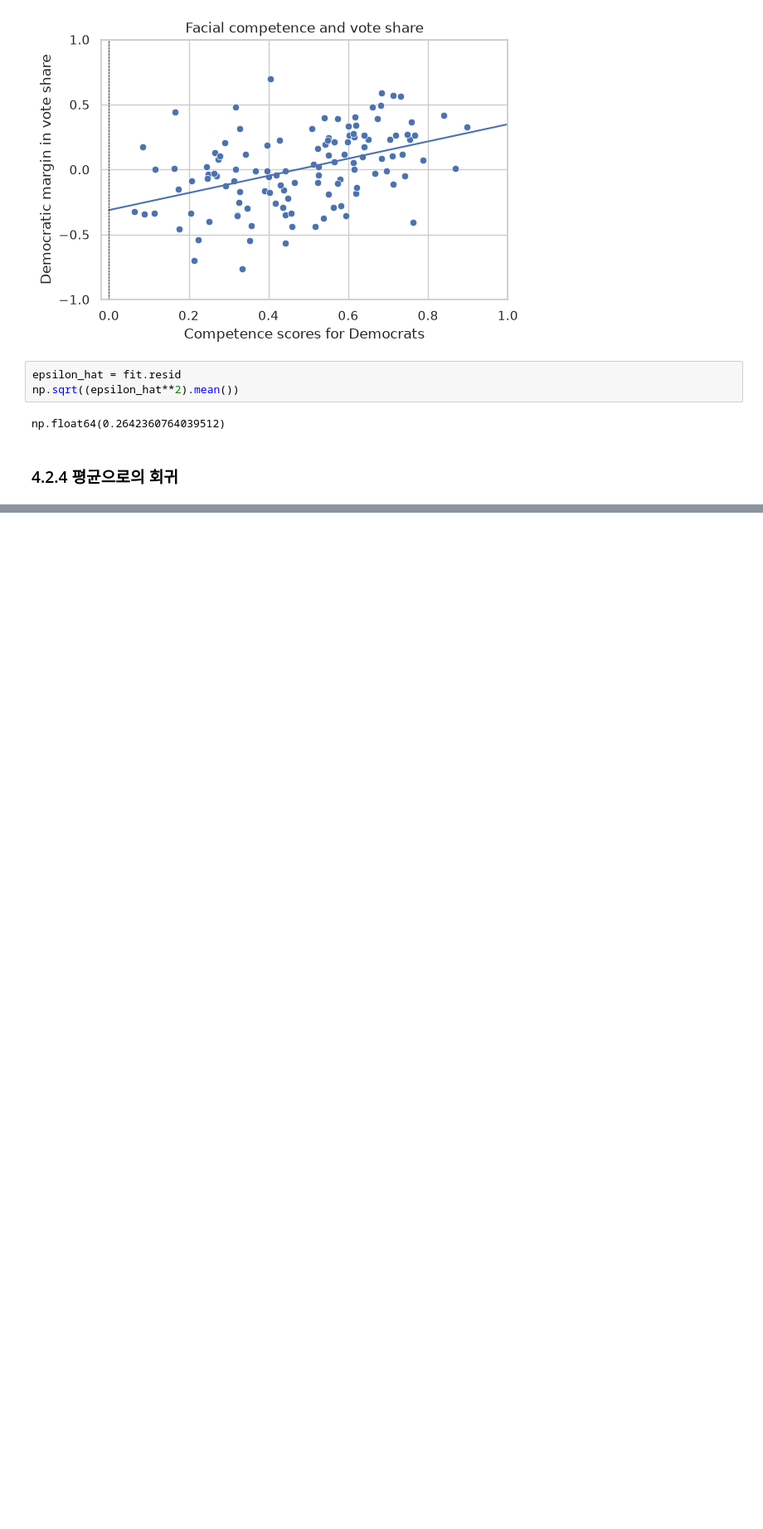
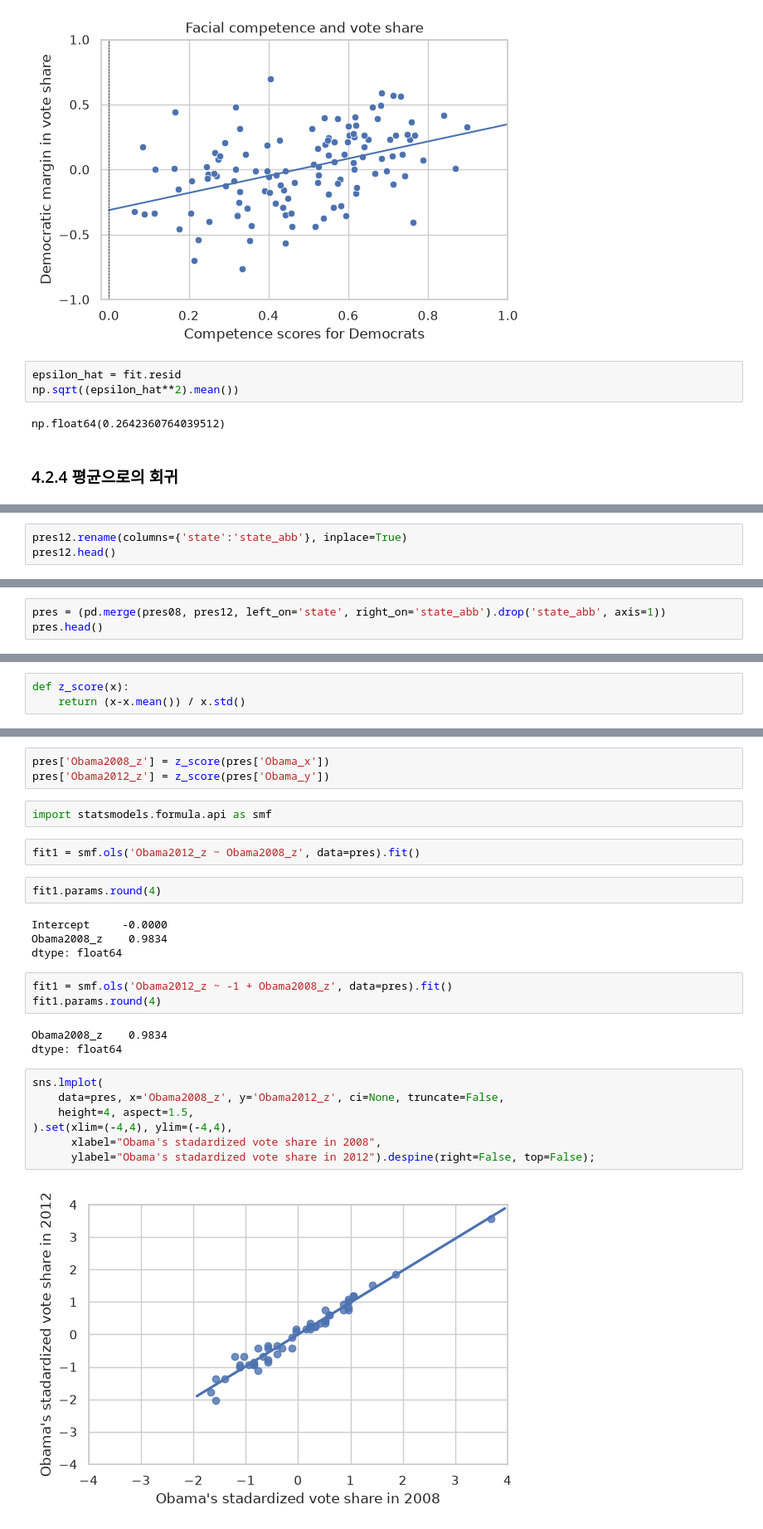
Before and after one commit to lee-data-socio/studies, a Jupyter notebook: qss/ch04_PREDICTION.ipynb, the cells around one changed output, grey strips where cells are left out. Shown at 83% size. Cells and saved outputs as stored; diff of their text form; blank space fills up the shorter version.

```diff
--- a/qss/ch04_PREDICTION.ipynb
+++ b/qss/ch04_PREDICTION.ipynb
@@ -464,0 +509,3 @@ np.float64(0.2642360764039512)
+# %%
+pres12.rename(columns={'state':'state_abb'}, inplace=True)
+pres12.head()
@@ -464,0 +519,3 @@ np.float64(0.2642360764039512)
+# %%
+pres = (pd.merge(pres08, pres12, left_on='state', right_on='state_abb').drop('state_abb', axis=1))
+pres.head()
@@ -464,0 +570,3 @@ np.float64(0.2642360764039512)
+# %%
+def z_score(x):
+    return (x-x.mean()) / x.std()
@@ -464,0 +582,28 @@ np.float64(0.2642360764039512)
+# %%
+pres['Obama2008_z'] = z_score(pres['Obama_x'])
+pres['Obama2012_z'] = z_score(pres['Obama_y'])
+# %%
+import statsmodels.formula.api as smf
+# %%
+fit1 = smf.ols('Obama2012_z ~ Obama2008_z', data=pres).fit()
+# %%
+fit1.params.round(4)
+# %% [output]
+Intercept     -0.0000
+Obama2008_z    0.9834
+dtype: float64
+# %%
+fit1 = smf.ols('Obama2012_z ~ -1 + Obama2008_z', data=pres).fit()
+fit1.params.round(4)
+# %% [output]
+Obama2008_z    0.9834
+dtype: float64
+# %%
+sns.lmplot(
+    data=pres, x='Obama2008_z', y='Obama2012_z', ci=None, truncate=False,
+    height=4, aspect=1.5,
+).set(xlim=(-4,4), ylim=(-4,4),
+      xlabel="Obama's stadardized vote share in 2008",
+      ylabel="Obama's stadardized vote share in 2012").despine(right=False, top=False);
+# %% [output]
+[figure, added]
```
Also changed, not shown: parts of 79 cells of this notebook, 4 other files.
